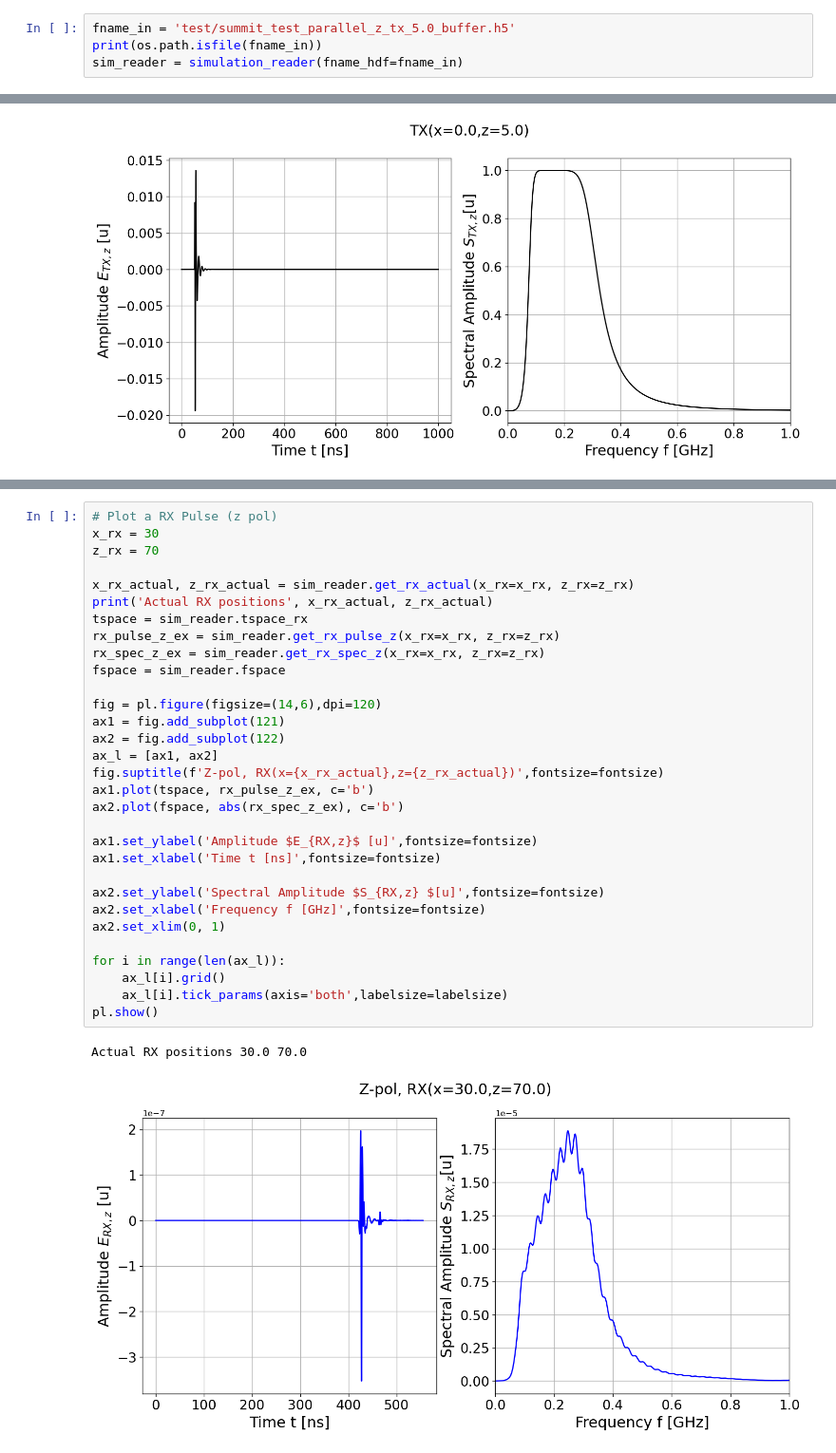
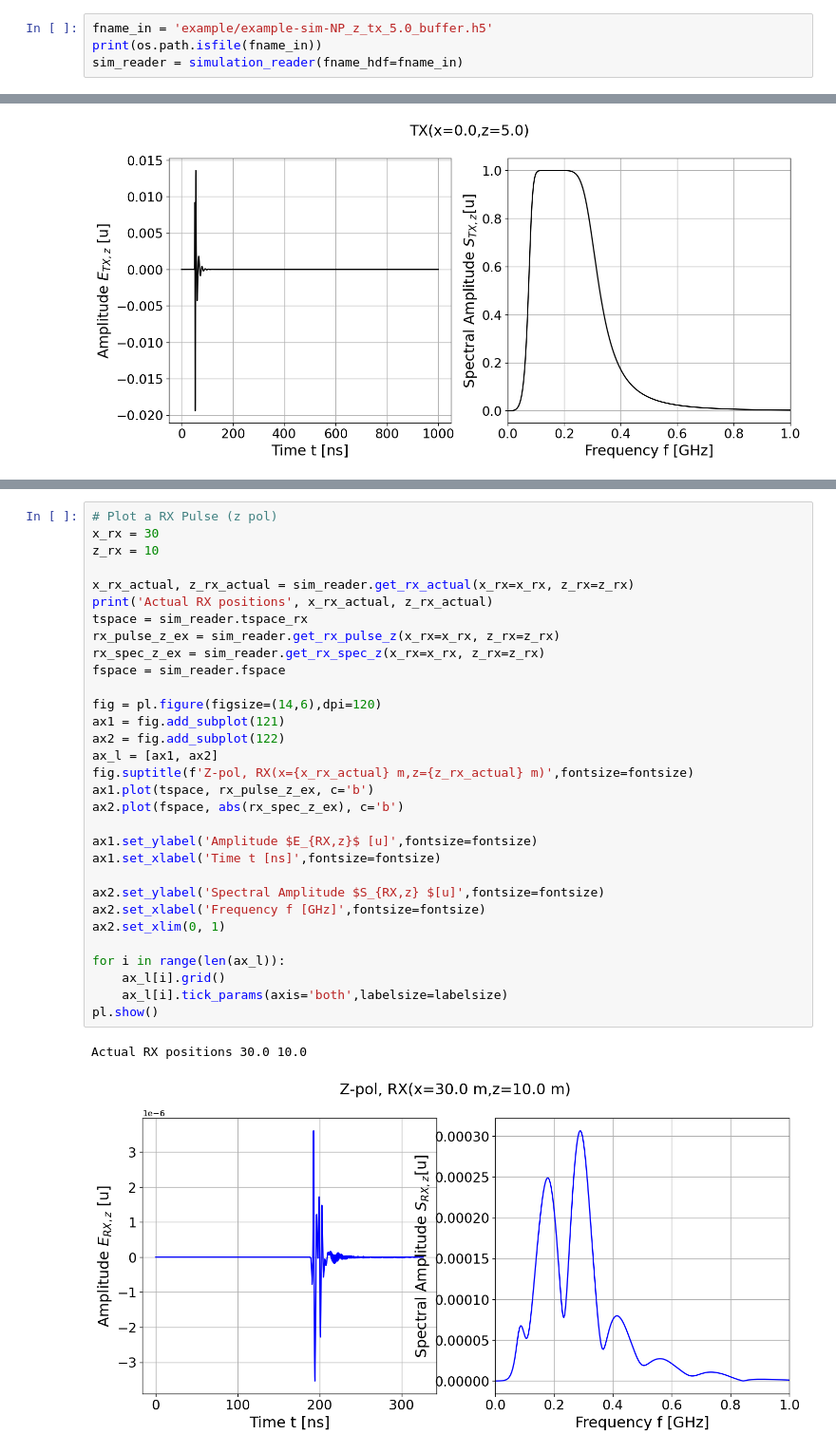
Before and after one commit to AlexKyriacou92/firn_analysis_with_meep, a Jupyter notebook: plot-results.ipynb, the cells around one changed output, grey strips where cells are left out. Shown at 95% size. Saved outputs shown, nothing was run; the diff lists cells and outputs as text.

Commit message:
adding example to notebook

```diff
--- a/plot-results.ipynb
+++ b/plot-results.ipynb
@@ -19,5 +15,5 @@ os.listdir('test/')
 # %%
-fname_in = 'test/summit_test_parallel_z_tx_5.0_buffer.h5'
+fname_in = 'example/example-sim-NP_z_tx_5.0_buffer.h5'
 print(os.path.isfile(fname_in))
 sim_reader = simulation_reader(fname_hdf=fname_in)
 # %% [output]
@@ -78,34 +91,34 @@ pl.show()
 # %%
 # Plot a RX Pulse (z pol)
 x_rx = 30
-z_rx = 70
+z_rx = 10
 
 x_rx_actual, z_rx_actual = sim_reader.get_rx_actual(x_rx=x_rx, z_rx=z_rx)
 print('Actual RX positions', x_rx_actual, z_rx_actual)
 tspace = sim_reader.tspace_rx
 rx_pulse_z_ex = sim_reader.get_rx_pulse_z(x_rx=x_rx, z_rx=z_rx)
 rx_spec_z_ex = sim_reader.get_rx_spec_z(x_rx=x_rx, z_rx=z_rx)
 fspace = sim_reader.fspace
 
 fig = pl.figure(figsize=(14,6),dpi=120)
 ax1 = fig.add_subplot(121)
 ax2 = fig.add_subplot(122)
 ax_l = [ax1, ax2]
-fig.suptitle(f'Z-pol, RX(x={x_rx_actual},z={z_rx_actual})',fontsize=fontsize)
+fig.suptitle(f'Z-pol, RX(x={x_rx_actual} m,z={z_rx_actual} m)',fontsize=fontsize)
 ax1.plot(tspace, rx_pulse_z_ex, c='b')
 ax2.plot(fspace, abs(rx_spec_z_ex), c='b')
 
 ax1.set_ylabel('Amplitude $E_{RX,z}$ [u]',fontsize=fontsize)
 ax1.set_xlabel('Time t [ns]',fontsize=fontsize)
 
 ax2.set_ylabel('Spectral Amplitude $S_{RX,z} $[u]',fontsize=fontsize)
 ax2.set_xlabel('Frequency f [GHz]',fontsize=fontsize)
 ax2.set_xlim(0, 1)
 
 for i in range(len(ax_l)):
     ax_l[i].grid()
     ax_l[i].tick_params(axis='both',labelsize=labelsize)
 pl.show()
 # %% [output]
-Actual RX positions 30.0 70.0
+Actual RX positions 30.0 10.0
-[figure, old version]
+[figure, new version]
```
Also changed, not shown: parts of 4 cells of this notebook.
